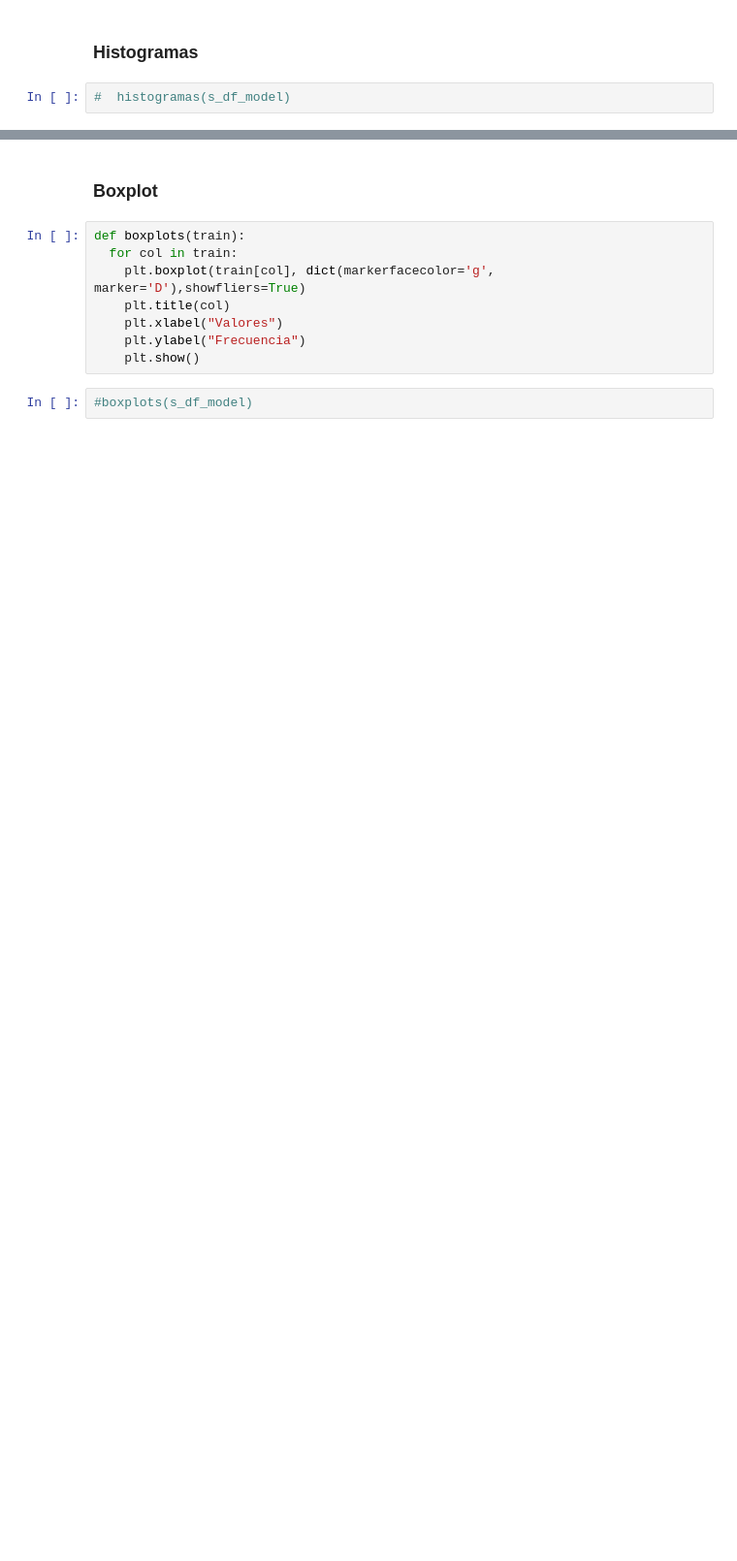
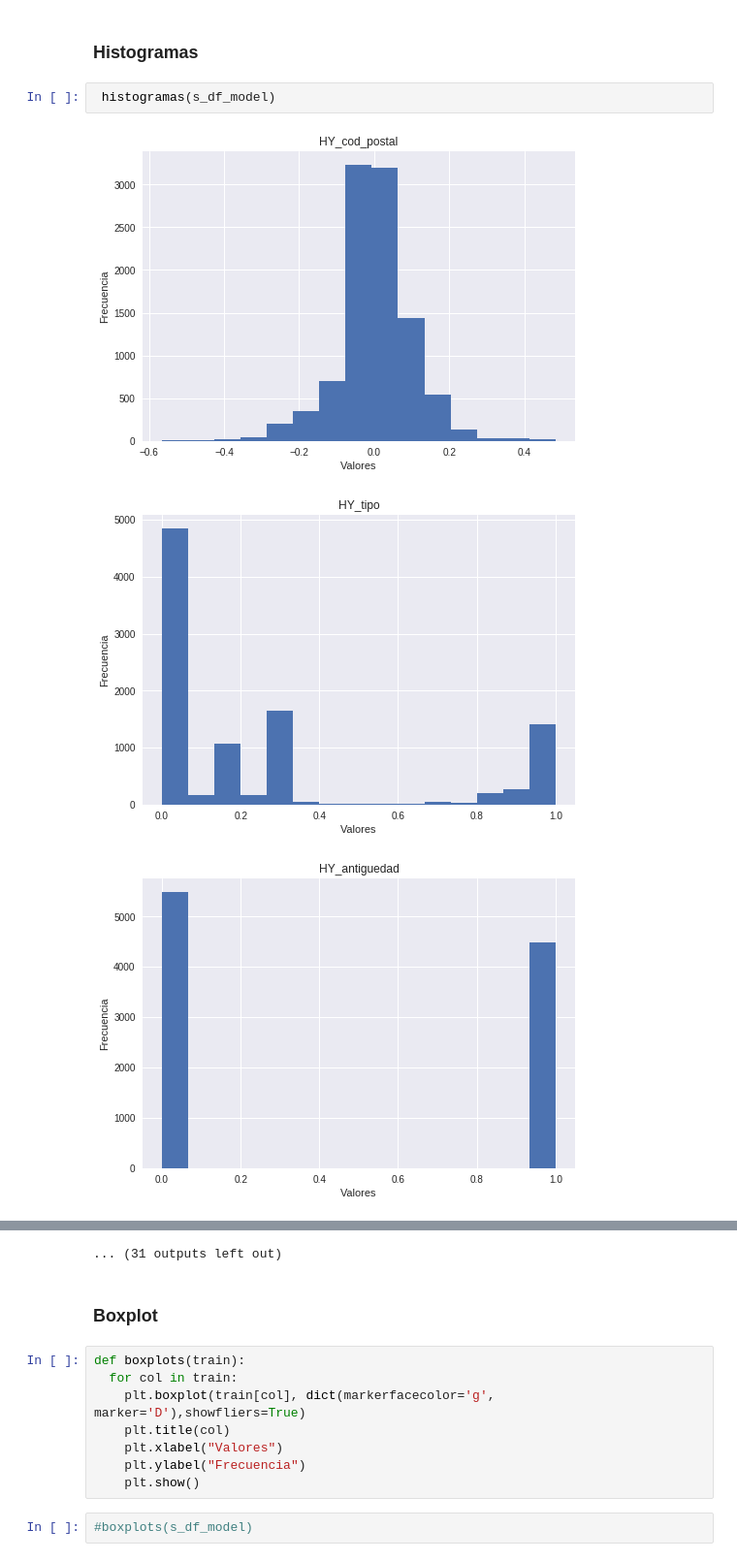
Before and after one commit to Blijf/Datathon, a Jupyter notebook: Datathon_colab.ipynb, the cells around one changed output, grey strips where cells are left out. Shown at 97% size. Cells and saved outputs as stored; diff of their text form; blank space fills up the shorter version.

```diff
--- a/Datathon_colab.ipynb
+++ b/Datathon_colab.ipynb
@@ -469,4 +462,8 @@ def plot_corr(df,size=10):
 # %% [markdown]
 ### Histogramas
 # %%
-#  histogramas(s_df_model)
+ histogramas(s_df_model)
+# %% [output]
+[figure, added]
+[figure, added]
+[figure, added]
@@ -473,3 +479,4 @@ def plot_corr(df,size=10):
+... (31 outputs left out)
 # %% [markdown]
 ### Boxplot
 # %%
```
Also changed, not shown: parts of 25 cells of this notebook.
